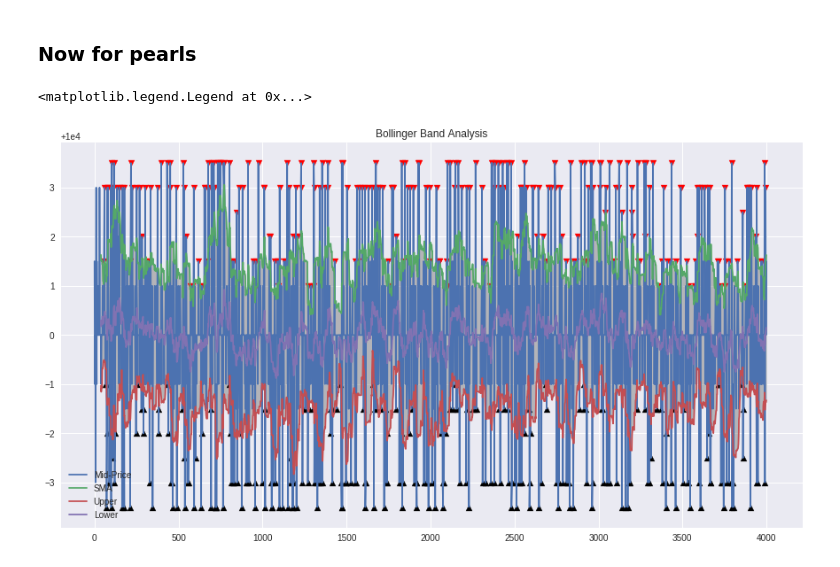
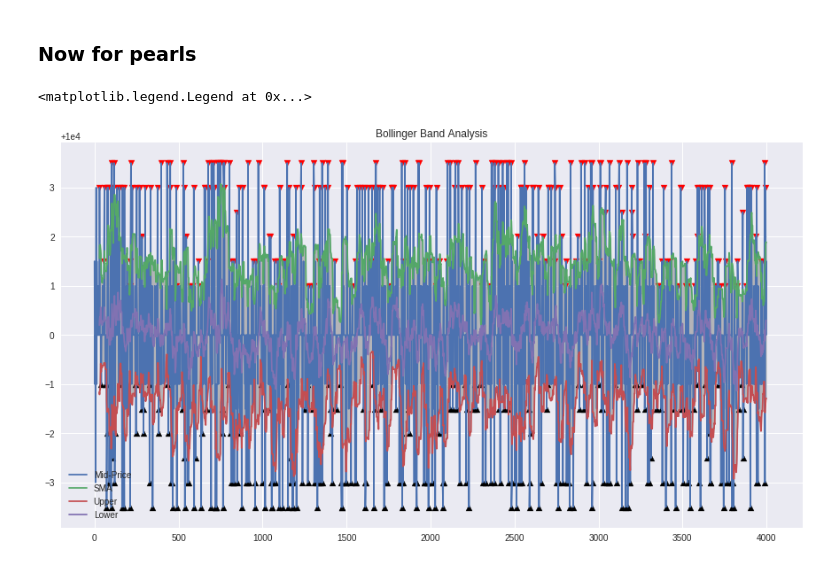
Before and after one commit to IMC-Croissant/AlgoTrading, a Jupyter notebook: Coding/notebooks/bollingers_and_position_analysis.ipynb, the cells around one changed output. Saved outputs shown, nothing was run; the diff lists cells and outputs as text; code cells hidden in the pictures.

```diff
--- a/Coding/notebooks/bollingers_and_position_analysis.ipynb
+++ b/Coding/notebooks/bollingers_and_position_analysis.ipynb
@@ -9,7 +9,7 @@ plt.style.use('seaborn')
 # %% [markdown]
 ## Getting csv data with historical ask, bid values
 # %%
-csv_filepath = 'test_data/e5bd6481-6804-4177-ab89-77290e04517c.csv'
+csv_filepath = 'test_data/f7ec8b80-9015-46cc-99d2-47efe80847ef.csv'
 csv_trade = pd.read_csv(csv_filepath, sep=';')
 # %%
 df_banana = csv_trade[csv_trade['product'] == 'BANANAS'].sort_values(by=["timestamp"])
@@ -136,22 +231,22 @@ def SMA(data, period, column = 'mid_price'):
     return data[column].rolling(window = period).mean()
 
 # Setting up Bananas DF
-df_pearl['SMA20'] = SMA(df_pearl, 20)
+df_pearl['SMA15'] = SMA(df_pearl, 15)
 df_pearl['SMA50'] = SMA(df_pearl, 50)
 df_pearl['SMA80'] = SMA(df_pearl, 80)
-df_pearl['stdev'] = df_pearl.mid_price.rolling(window = 20).std()
-df_pearl['Upper'] = df_pearl.SMA20 + 1*df_pearl.stdev # using 2 x standard deviation
-df_pearl['Lower'] = df_pearl.SMA20 - 1*df_pearl.stdev
+df_pearl['stdev'] = df_pearl.mid_price.rolling(window = 15).std()
+df_pearl['Upper'] = df_pearl.SMA15 + 1*df_pearl.stdev # using 2 x standard deviation
+df_pearl['Lower'] = df_pearl.SMA15 - 1*df_pearl.stdev
 df_pearl['Buy_Signal'] = np.where(df_pearl.Lower > df_pearl.mid_price, True, False) # Buy & Sell signals
 df_pearl['Sell_Signal'] = np.where(df_pearl.Upper < df_pearl.mid_price, True, False)
 # %%
 plt.figure(figsize = (15,8))
-plt.plot(df_pearl[['mid_price', 'Upper', 'Lower', 'SMA20']])
+plt.plot(df_pearl[['mid_price', 'Upper', 'Lower', 'SMA15']])
 plt.fill_between(df_pearl.index, df_pearl.Upper, df_pearl.Lower, color = 'grey', alpha = 0.5)
 plt.scatter(df_pearl.index[df_pearl.Buy_Signal], df_pearl[df_pearl.Buy_Signal].mid_price, marker = '^', color = 'black')
 plt.scatter(df_pearl.index[df_pearl.Sell_Signal], df_pearl[df_pearl.Sell_Signal].mid_price, marker = 'v', color = 'red')
 plt.title('Bollinger Band Analysis')
 plt.legend(['Mid-Price', 'SMA', 'Upper', 'Lower'])
 # %% [output]
 <matplotlib.legend.Legend at 0x...>
-[figure, old version]
+[figure, new version]
```
Also changed, not shown: parts of 13 cells of this notebook, 2 other files.
